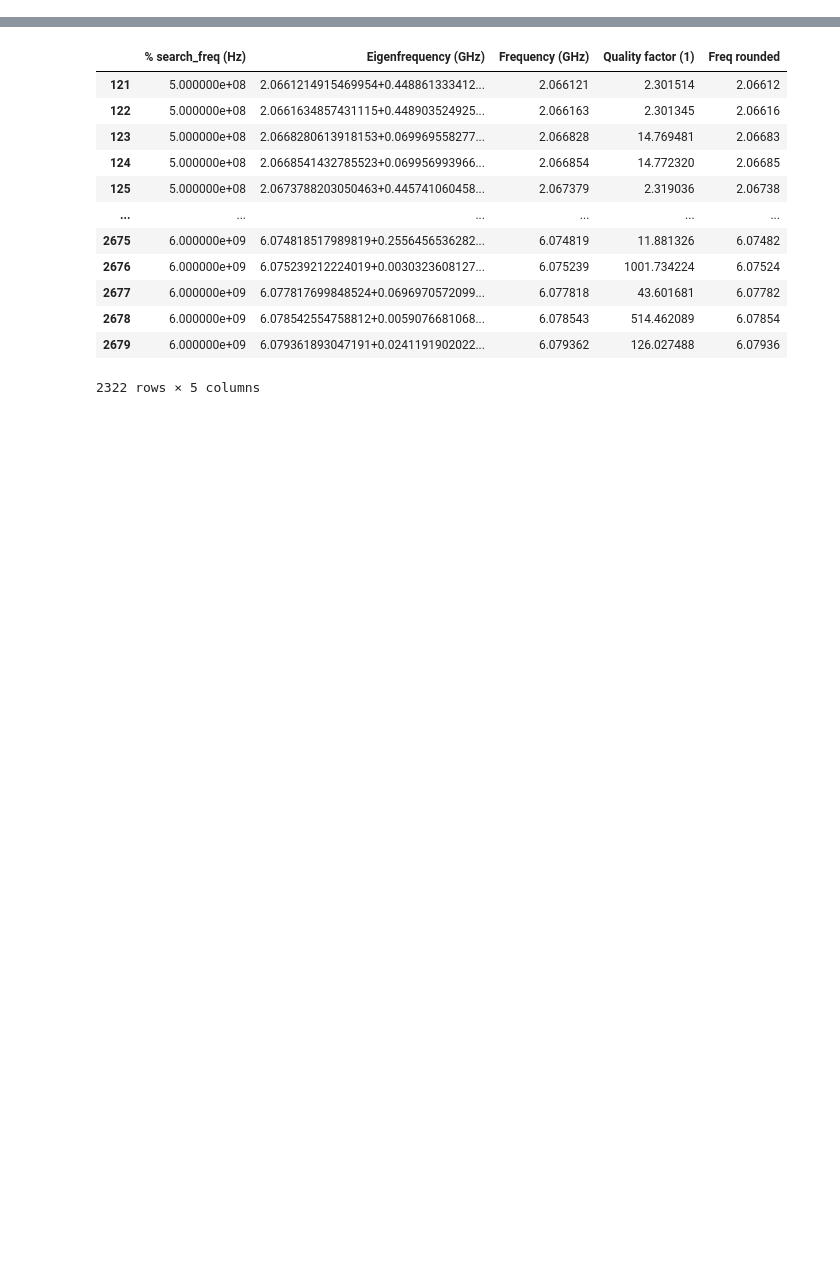
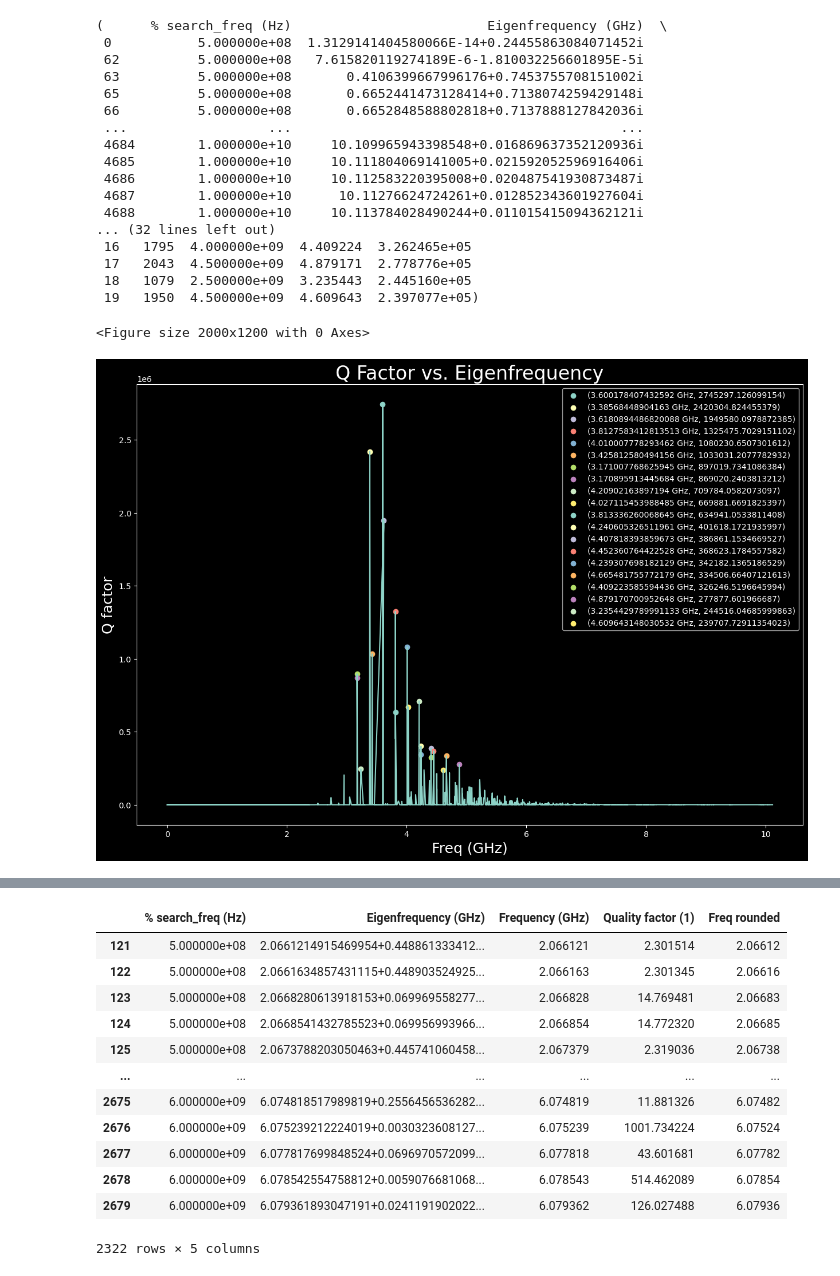
Before and after one commit to leay01/whispering_gallery_MAIN, a Jupyter notebook: whispering_gallery/data_first_look/Quality_factor_2.ipynb, the cells around one changed output, grey strips where cells are left out. Drawn from its saved outputs; the diff is of its cells as text; code cells hidden in the pictures; blank space fills up the shorter version.

```diff
--- a/whispering_gallery/data_first_look/Quality_factor_2.ipynb
+++ b/whispering_gallery/data_first_look/Quality_factor_2.ipynb
@@ -31,0 +123,23 @@ top_peaks1 = peaks1.iloc[0:20]
+# %%
+plt.figure(figsize=(20,12))
+find_plot_Q_peaks(Q1to10_9p8_CT)
+# %% [output]
+(      % search_freq (Hz)                         Eigenfrequency (GHz)  \
+ 0           5.000000e+08  1.3129141404580066E-14+0.24455863084071452i
+ 62          5.000000e+08   7.615820119274189E-6-1.810032256601895E-5i
+ 63          5.000000e+08       0.4106399667996176+0.7453755708151002i
+ 65          5.000000e+08       0.6652441473128414+0.7138074259429148i
+ 66          5.000000e+08       0.6652848588802818+0.7137888127842036i
+ ...                  ...                                          ...
+ 4684        1.000000e+10     10.109965943398548+0.016869637352120936i
+ 4685        1.000000e+10     10.111804069141005+0.021592052596916406i
+ 4686        1.000000e+10     10.112583220395008+0.020487541930873487i
+ 4687        1.000000e+10      10.11276624724261+0.012852343601927604i
+ 4688        1.000000e+10     10.113784028490244+0.011015415094362121i
+... (32 lines left out)
+ 16   1795  4.000000e+09  4.409224  3.262465e+05
+ 17   2043  4.500000e+09  4.879171  2.778776e+05
+ 18   1079  2.500000e+09  3.235443  2.445160e+05
+ 19   1950  4.500000e+09  4.609643  2.397077e+05)
+<Figure size 2000x1200 with 0 Axes>
+[figure, added]
```
Also changed, not shown: parts of 22 cells of this notebook, 5 other files.
